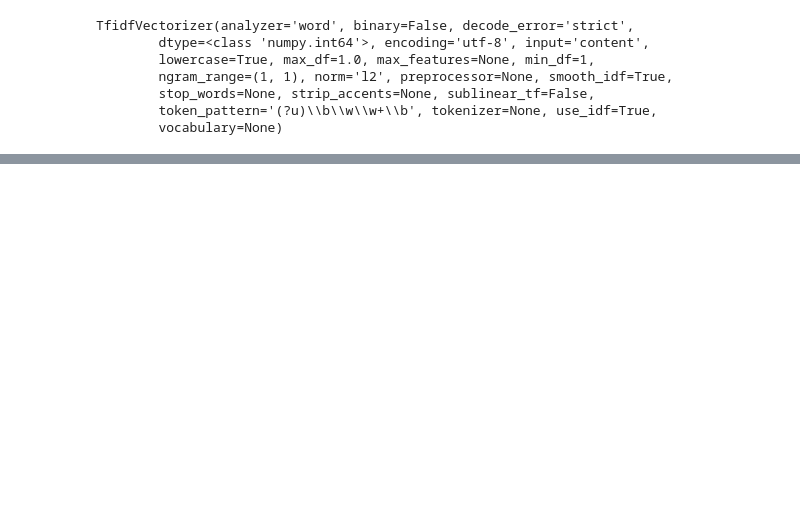
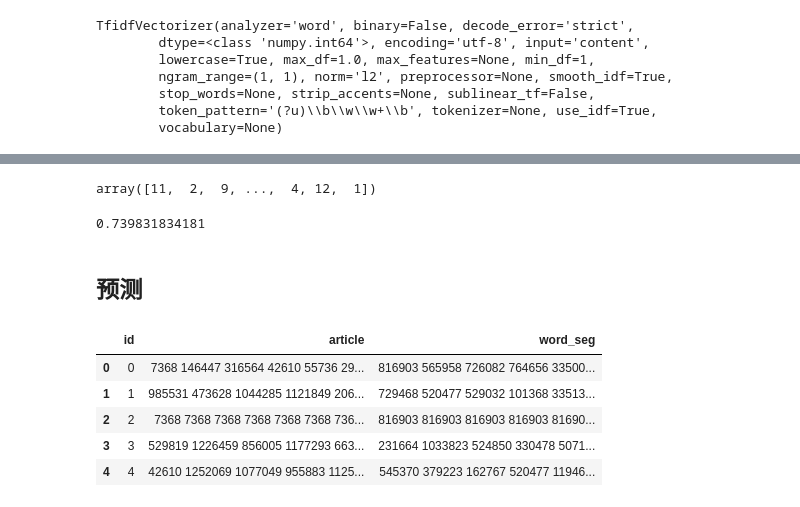
Before and after one commit to ywtail/ML, a Jupyter notebook: Datawhale/达观杯文本智能处理.ipynb, the cells around one changed output, grey strips where cells are left out. Drawn from its saved outputs; the diff is of its cells as text; code cells hidden in the pictures; blank space fills up the shorter version.

```diff
--- a/Datawhale/达观杯文本智能处理.ipynb
+++ b/Datawhale/达观杯文本智能处理.ipynb
@@ -176,0 +197,12 @@ acc_log
+# %%
+y_pred
+# %% [output]
+array([11,  2,  9, ...,  4, 12,  1])
+# %%
+from sklearn.metrics import accuracy_score
+score = accuracy_score(Y_test.values, y_pred)
+print(score)
+# %% [output]
+0.739831834181
+# %% [markdown]
+## 预测
@@ -176,0 +213,9 @@ acc_log
+# %%
+test_df.head()
+# %% [output]
+|  | id | article | word_seg |
+| 0 | 0 | 7368 146447 316564 42610 55736 29... | 816903 565958 726082 764656 33500... |
+| 1 | 1 | 985531 473628 1044285 1121849 206... | 729468 520477 529032 101368 33513... |
+| 2 | 2 | 7368 7368 7368 7368 7368 7368 736... | 816903 816903 816903 816903 81690... |
+| 3 | 3 | 529819 1226459 856005 1177293 663... | 231664 1033823 524850 330478 5071... |
+| 4 | 4 | 42610 1252069 1077049 955883 1125... | 545370 379223 162767 520477 11946... |
```
Also changed, not shown: parts of 33 cells of this notebook.
